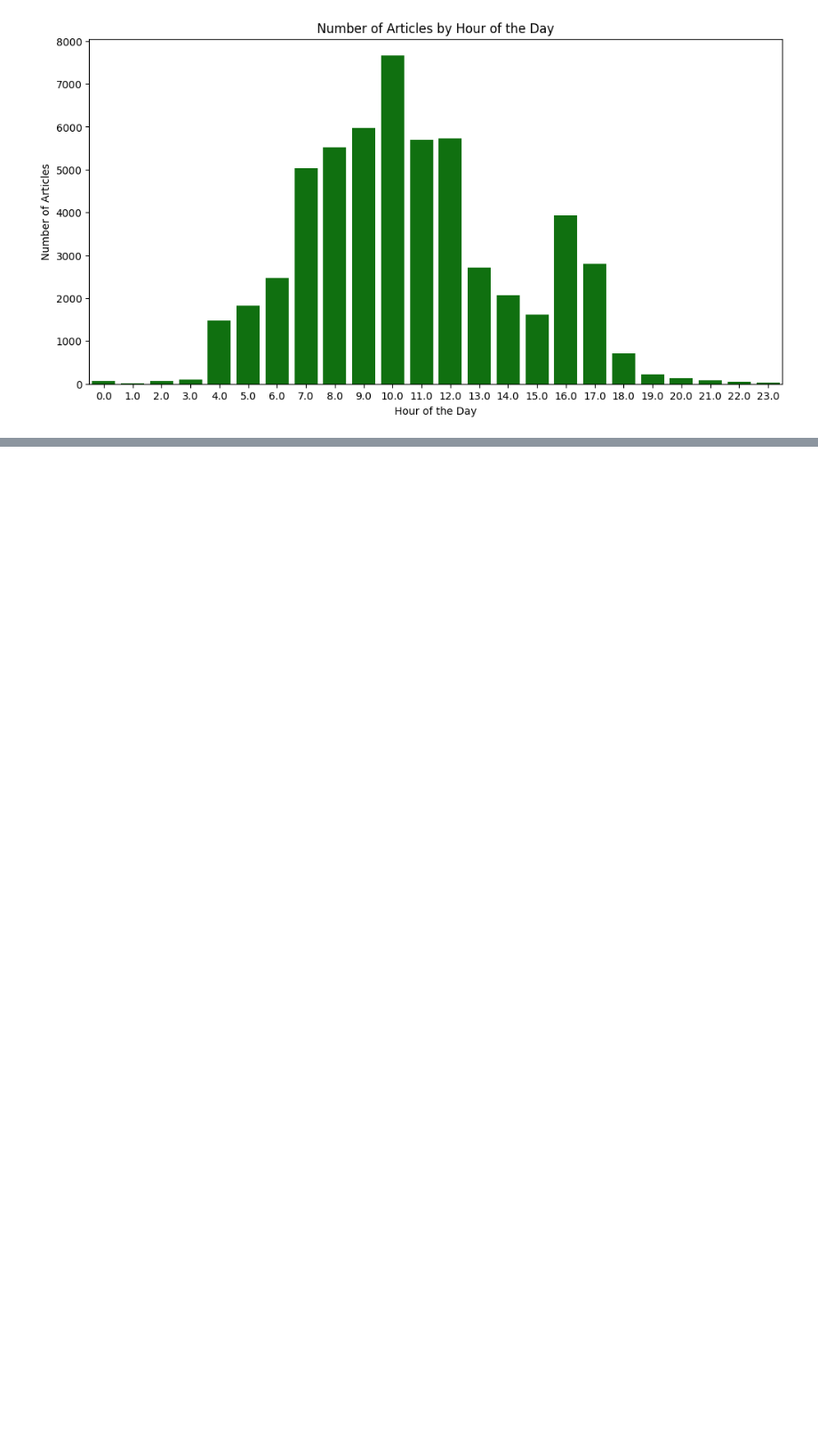
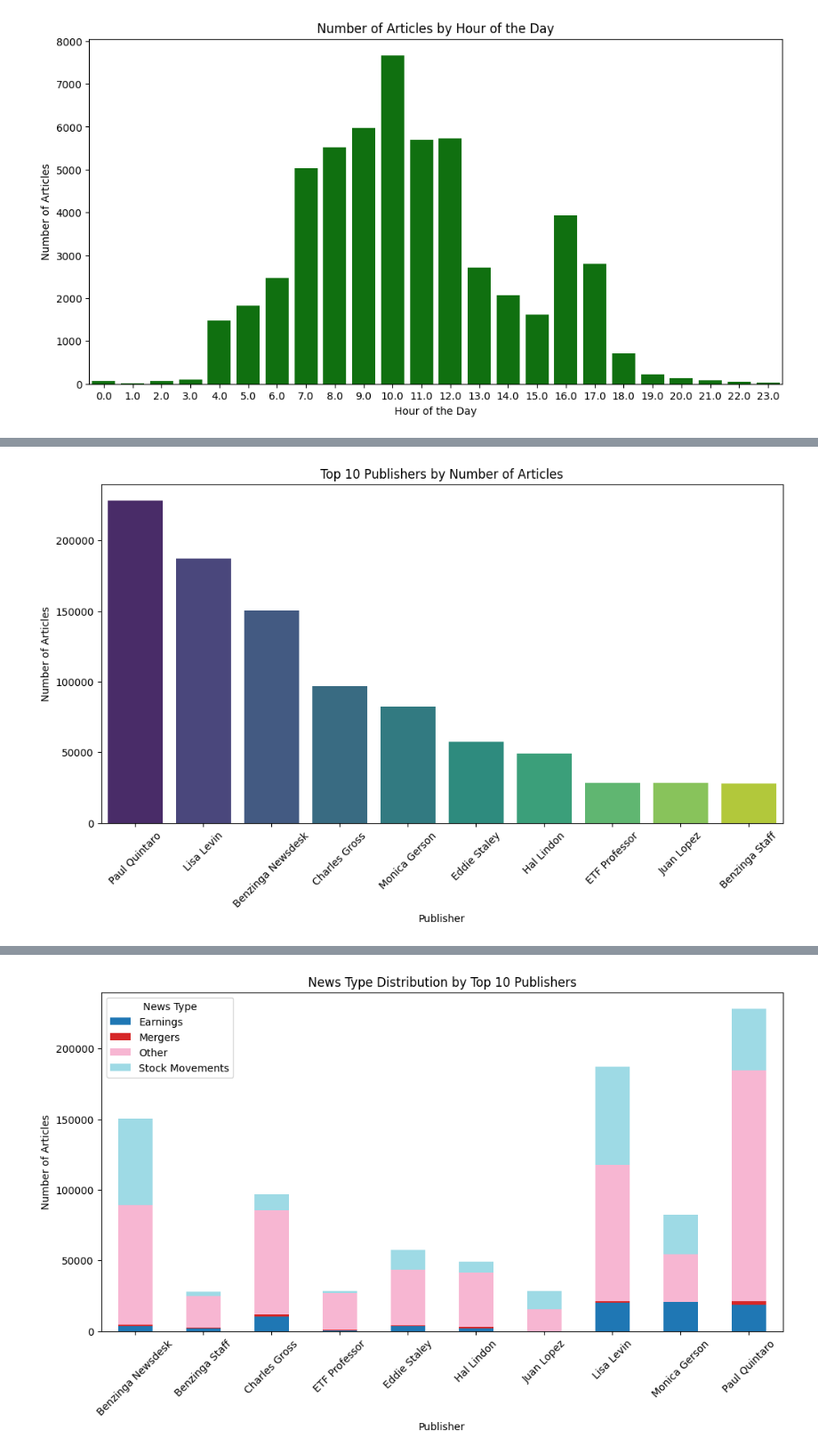
Before and after one commit to yohannestayez/Financial-News-and-Stock-Price-Integration, a Jupyter notebook: notebooks/Analysis1.ipynb, the cells around one changed output, grey strips where cells are left out. Shown: that part at 89% size. Saved outputs shown, nothing was run; the diff lists cells and outputs as text; code cells hidden in the pictures; blank space fills up the shorter version.

Commit message:
publisher analysis added

```diff
--- a/notebooks/Analysis1.ipynb
+++ b/notebooks/Analysis1.ipynb
@@ -210,0 +213,77 @@ plt.show()
+# %%
+import pandas as pd
+import matplotlib.pyplot as plt
+import seaborn as sns
+
+# Load the CSV file into a Pandas DataFrame
+df = pd.read_csv(r'C:\Users\Toshiba\Desktop\Kifiya AIM 1\Week 1\Data\raw_analyst_ratings.csv\raw_analyst_ratings.csv')
+
+# Convert the date column to datetime format with timezone information
+df['date'] = pd.to_datetime(df['date'], format='%Y-%m-%d %H:%M:%S%z', errors='coerce')
+
+# Task 1: Analyze which publishers contribute most to the news feed
+publisher_counts = df['publisher'].value_counts()
+
+print("\nTop Publishers by Number of Articles:")
+print(publisher_counts.head(10))
+
+# Visualize the top 10 publishers by the number of articles
+plt.figure(figsize=(12, 6))
+sns.barplot(x=publisher_counts.head(10).index, y=publisher_counts.head(10).values, palette='viridis')
+plt.title('Top 10 Publishers by Number of Articles')
+plt.xlabel('Publisher')
+plt.ylabel('Number of Articles')
+plt.xticks(rotation=45)
+plt.show()
+
+# Task 2: Analyze the type of news reported by top publishers
+# This would require additional data or assumptions about the type of news, such as tagging headlines with categories (e.g., earnings, mergers, etc.)
+# For the sake of example, let's categorize news based on keywords in headlines
+keywords = {
+    'Earnings': ['earnings', 'profit', 'revenue'],
+    'Mergers': ['merger', 'acquisition', 'buyout'],
+    'Stock Movements': ['high', 'low', 'price target', 'downgrade', 'upgrade'],
+    # Add more categories as needed
+}
+
+# Create a new column for news type based on keywords
+df['news_type'] = 'Other'
+for news_type, kw_list in keywords.items():
+    for kw in kw_list:
+        df.loc[df['headline'].str.contains(kw, case=False, na=False), 'news_type'] = news_type
+
+# Analyze the distribution of news types by top publishers
+top_publishers = publisher_counts.head(10).index
+news_type_by_publisher = df[df['publisher'].isin(top_publishers)].groupby(['publisher', 'news_type']).size().unstack().fillna(0)
+
+print("\nNews Type Distribution by Top Publishers:")
+print(news_type_by_publisher)
+
+# Visualize the distribution of news types by top publishers
+news_type_by_publisher.plot(kind='bar', stacked=True, figsize=(12, 6), colormap='tab20')
+plt.title('News Type Distribution by Top 10 Publishers')
+plt.xlabel('Publisher')
+plt.ylabel('Number of Articles')
+plt.xticks(rotation=45)
+plt.legend(title='News Type')
+plt.show()
+
+# Task 3: Identify unique email domains if publishers are emails
+# Extract the domain from email addresses in the publisher column
+df['publisher_domain'] = df['publisher'].apply(lambda x: x.split('@')[-1] if '@' in x else 'Unknown')
+
+# Count the number of articles by domain
+domain_counts = df['publisher_domain'].value_counts()
+
+print("\nTop Domains by Number of Articles:")
+print(domain_counts.head(10))
+
+# Visualize the top domains by number of articles
+plt.figure(figsize=(12, 6))
+sns.barplot(x=domain_counts.head(10).index, y=domain_counts.head(10).values, palette='magma')
+plt.title('Top 10 Domains by Number of Articles')
+plt.xlabel('Domain')
+plt.ylabel('Number of Articles')
+plt.xticks(rotation=45)
+plt.show()
+# %% [output]
@@ -210,0 +306 @@ plt.show()
+[figure, added]
@@ -210,0 +320 @@ plt.show()
+[figure, added]
```
Also changed, not shown: parts of 2 cells of this notebook.
